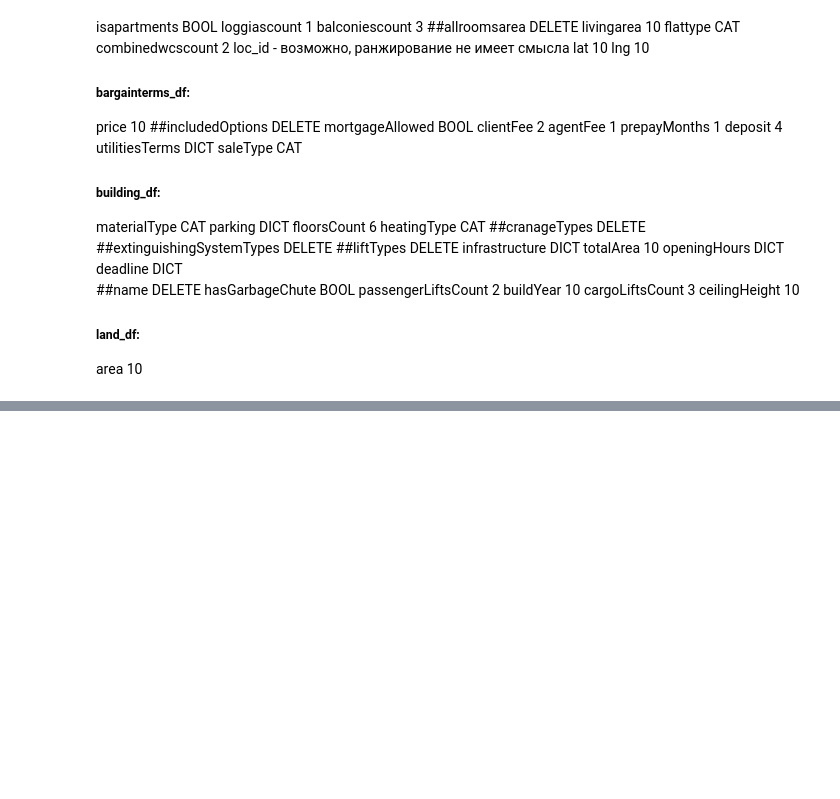
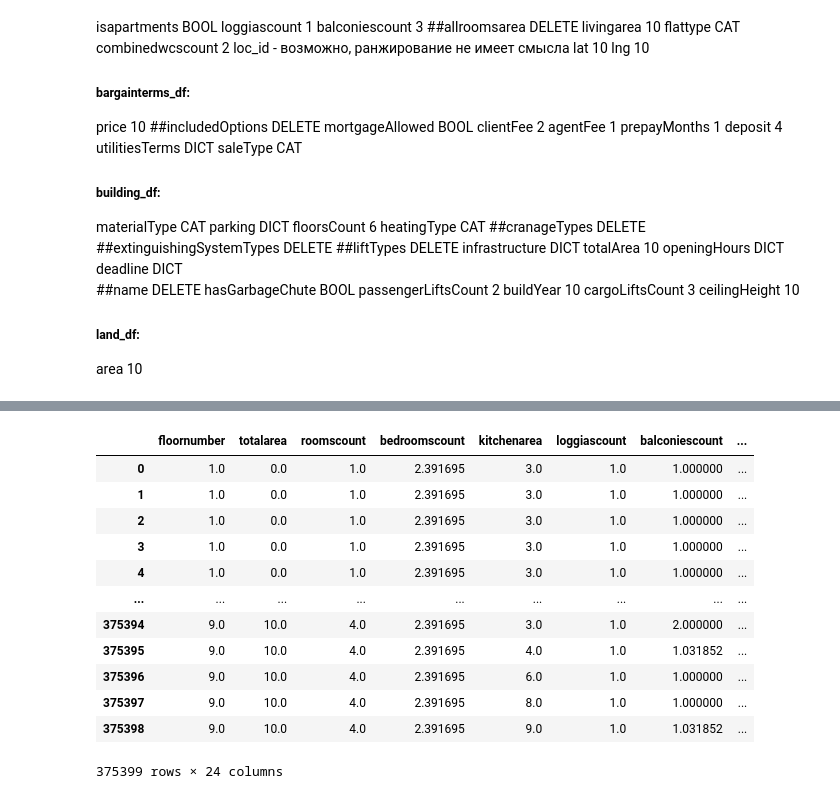
Before and after one commit to MariaZharova/recsys_internship, a Jupyter notebook: Bins_embeddings.ipynb, the cells around one changed output, grey strips where cells are left out. Saved outputs shown, nothing was run; the diff lists cells and outputs as text; code cells hidden in the pictures; blank space fills up the shorter version.

```diff
--- a/Bins_embeddings.ipynb
+++ b/Bins_embeddings.ipynb
@@ -436,0 +364,20 @@ np.save('embeddings_bin_num.npy', embeddings[:, 0])
+# %%
+# drop duplicates
+data1.drop_duplicates(subset=['uid', 'offer_id'], inplace=True)
+data2.drop_duplicates(subset=['uid', 'offer_id'], inplace=True)
+data3.drop_duplicates(subset=['uid', 'offer_id'], inplace=True)
+print(data1.shape, data2.shape, data3.shape)
+
+# filter by date
+data1['timestamp'] = pd.to_datetime(data1['timestamp'])
+data2['timestamp'] = pd.to_datetime(data2['timestamp'])
+data3['timestamp'] = pd.to_datetime(data3['timestamp'])
+data1 = data1[data1['timestamp'] < pd.to_datetime('2022-07-10 00:00:00.020000')]
+data2 = data2[data2['timestamp'] < pd.to_datetime('2022-07-10 00:00:00.020000')]
+data3 = data3[data3['timestamp'] < pd.to_datetime('2022-07-10 00:00:00.020000')]
+print(data1.shape, data2.shape, data3.shape)
+
+clickstream = pd.concat([data1, data2, data3])
+print('after concating:', clickstream.shape)
+clickstream.drop_duplicates(subset=['uid', 'offer_id'], inplace=True)
+print('after drop duplicates:', clickstream.shape)
@@ -436,0 +393,4 @@ np.save('embeddings_bin_num.npy', embeddings[:, 0])
+# %%
+# check what offers is in embedding file
+embedding_ID = data['id']
+clickstream = clickstream[clickstream['offer_id'].isin(embedding_ID)]
@@ -436,0 +408,14 @@ np.save('embeddings_bin_num.npy', embeddings[:, 0])
+# %%
+# фильтруем
+def filter_embed(embeds, offers):
+    """
+        Filter embedding file, leaves only those that are in the dataset
+        INPUT: embeds, offers - numpy arrays (of lists)
+        OUTPUT: modified dataset
+    """
+    embeds['mask'] = np.isin(np.array(embeds['id']), np.array(offers))#.reshape((embeds.shape[0], 1))
+    embeds = embeds[embeds['mask'] != 0]
+    embeds.drop(['mask'], inplace=True, axis=1)
+    return embeds
+offers = clickstream['offer_id'].unique()
+embeddings = filter_embed(data, offers)
@@ -436,0 +458,19 @@ np.save('embeddings_bin_num.npy', embeddings[:, 0])
+# %%
+embeddings['id'] = embeddings['id'].astype(str) + '+'
+# %%
+embeddings_grouped = embeddings.groupby(list(embeddings.columns[1:])).sum().reset_index()
+embeddings_grouped
+# %% [output]
+|  | floornumber | totalarea | roomscount | bedroomscount | kitchenarea | loggiascount | balconiescount | ... |
+| 0 | 1.0 | 0.0 | 1.0 | 2.391695 | 3.0 | 1.0 | 1.000000 | ... |
+| 1 | 1.0 | 0.0 | 1.0 | 2.391695 | 3.0 | 1.0 | 1.000000 | ... |
+| 2 | 1.0 | 0.0 | 1.0 | 2.391695 | 3.0 | 1.0 | 1.000000 | ... |
+| 3 | 1.0 | 0.0 | 1.0 | 2.391695 | 3.0 | 1.0 | 1.000000 | ... |
+| 4 | 1.0 | 0.0 | 1.0 | 2.391695 | 3.0 | 1.0 | 1.000000 | ... |
+| ... | ... | ... | ... | ... | ... | ... | ... | ... |
+| 375394 | 9.0 | 10.0 | 4.0 | 2.391695 | 3.0 | 1.0 | 2.000000 | ... |
+| 375395 | 9.0 | 10.0 | 4.0 | 2.391695 | 4.0 | 1.0 | 1.031852 | ... |
+| 375396 | 9.0 | 10.0 | 4.0 | 2.391695 | 6.0 | 1.0 | 1.000000 | ... |
+| 375397 | 9.0 | 10.0 | 4.0 | 2.391695 | 8.0 | 1.0 | 1.000000 | ... |
+| 375398 | 9.0 | 10.0 | 4.0 | 2.391695 | 9.0 | 1.0 | 1.031852 | ... |
+375399 rows × 24 columns
```
Also changed, not shown: parts of 66 cells of this notebook.
